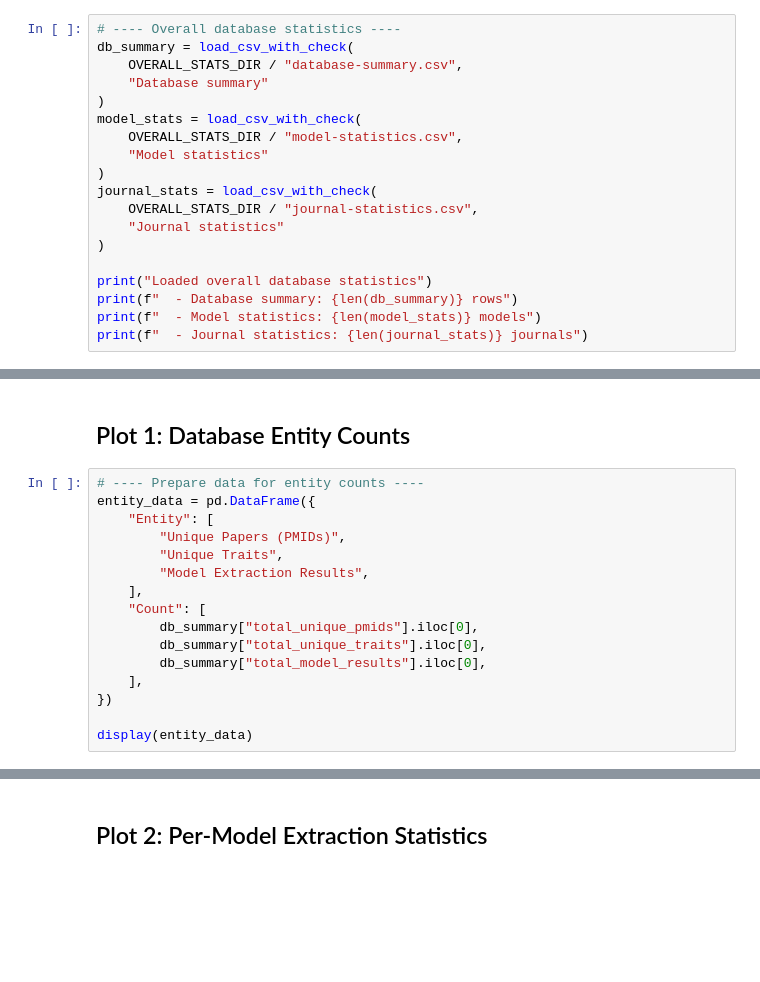
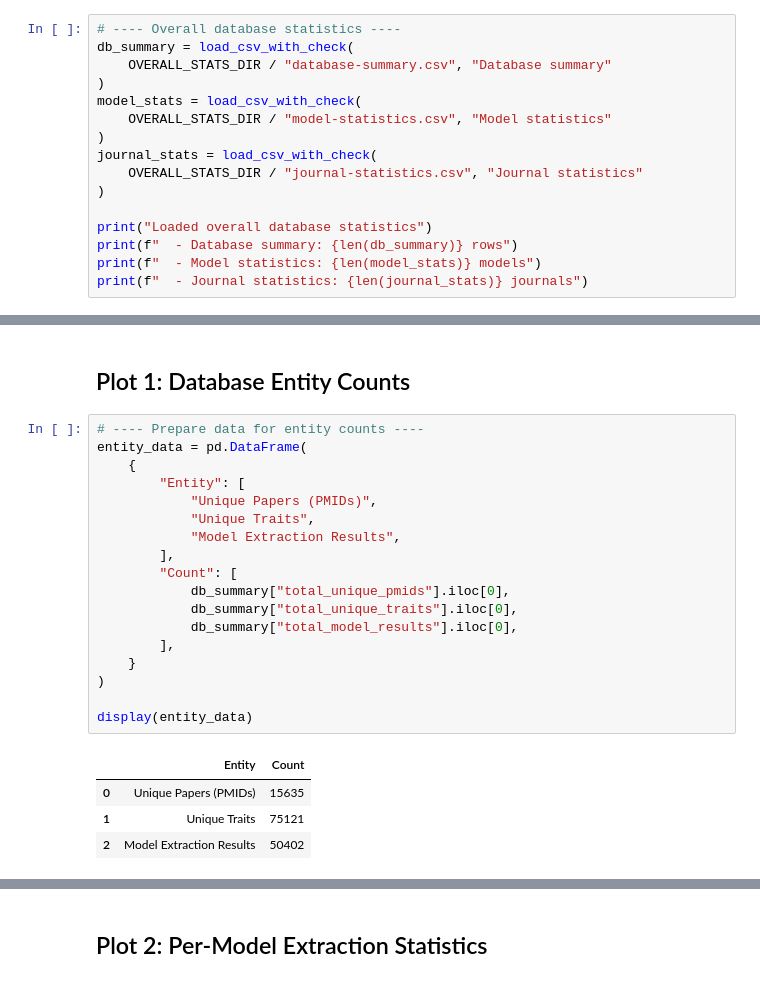
Before and after one commit to MRCIEU/mr-kg, a Jupyter notebook: processing/notebooks/2-mr-kg.ipynb, the cells around one changed output, grey strips where cells are left out. Drawn from its saved outputs; the diff is of its cells as text; blank space fills up the shorter version.

```diff
--- a/processing/notebooks/2-mr-kg.ipynb
+++ b/processing/notebooks/2-mr-kg.ipynb
@@ -64,16 +72,13 @@ print("Loading data files...")
 # %%
 # ---- Overall database statistics ----
 db_summary = load_csv_with_check(
-    OVERALL_STATS_DIR / "database-summary.csv",
-    "Database summary"
+    OVERALL_STATS_DIR / "database-summary.csv", "Database summary"
 )
 model_stats = load_csv_with_check(
-    OVERALL_STATS_DIR / "model-statistics.csv",
-    "Model statistics"
+    OVERALL_STATS_DIR / "model-statistics.csv", "Model statistics"
 )
 journal_stats = load_csv_with_check(
-    OVERALL_STATS_DIR / "journal-statistics.csv",
-    "Journal statistics"
+    OVERALL_STATS_DIR / "journal-statistics.csv", "Journal statistics"
 )
 
 print("Loaded overall database statistics")
@@ -137,20 +159,27 @@ print("\nAll data files loaded successfully!")
 ## Plot 1: Database Entity Counts
 # %%
 # ---- Prepare data for entity counts ----
-entity_data = pd.DataFrame({
-    "Entity": [
-        "Unique Papers (PMIDs)",
-        "Unique Traits",
-        "Model Extraction Results",
-    ],
-    "Count": [
-        db_summary["total_unique_pmids"].iloc[0],
-        db_summary["total_unique_traits"].iloc[0],
-        db_summary["total_model_results"].iloc[0],
-    ],
-})
+entity_data = pd.DataFrame(
+    {
+        "Entity": [
+            "Unique Papers (PMIDs)",
+            "Unique Traits",
+            "Model Extraction Results",
+        ],
+        "Count": [
+            db_summary["total_unique_pmids"].iloc[0],
+            db_summary["total_unique_traits"].iloc[0],
+            db_summary["total_model_results"].iloc[0],
+        ],
+    }
+)
 
 display(entity_data)
+# %% [output]
+|  | Entity | Count |
+| 0 | Unique Papers (PMIDs) | 15635 |
+| 1 | Unique Traits | 75121 |
+| 2 | Model Extraction Results | 50402 |
 # %%
 entity_chart = (
     alt.Chart(entity_data)
```
Also changed, not shown: parts of 28 cells of this notebook, 1 other file.
